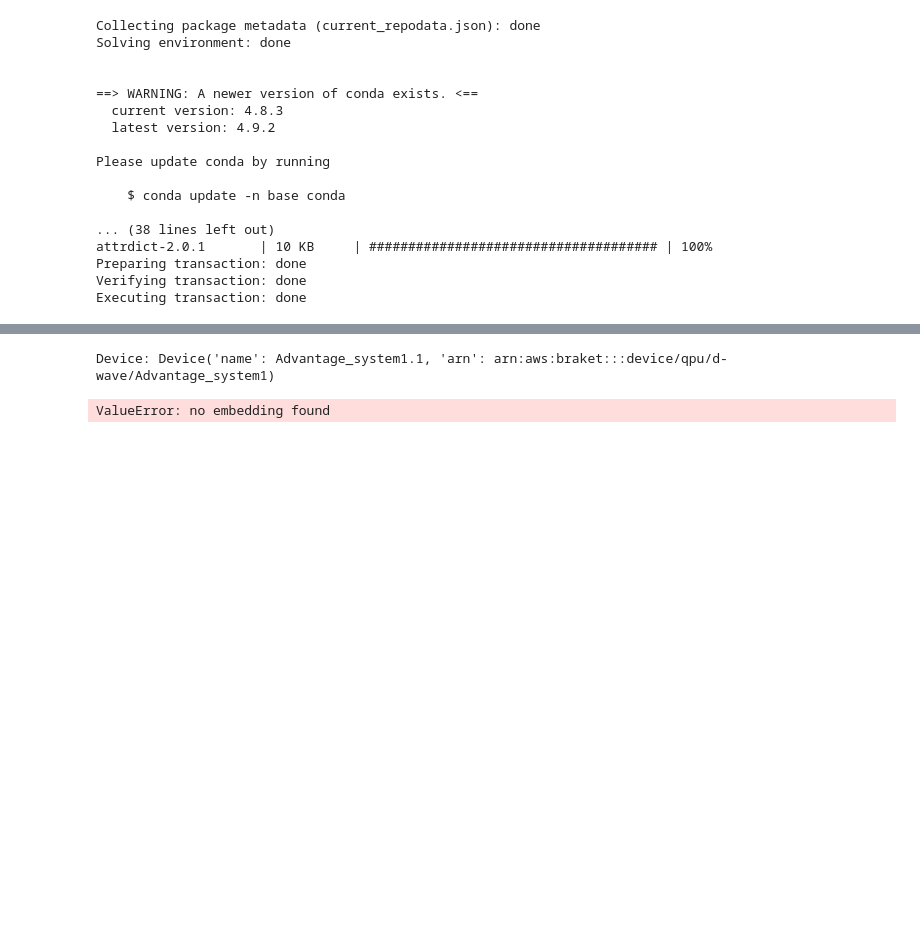
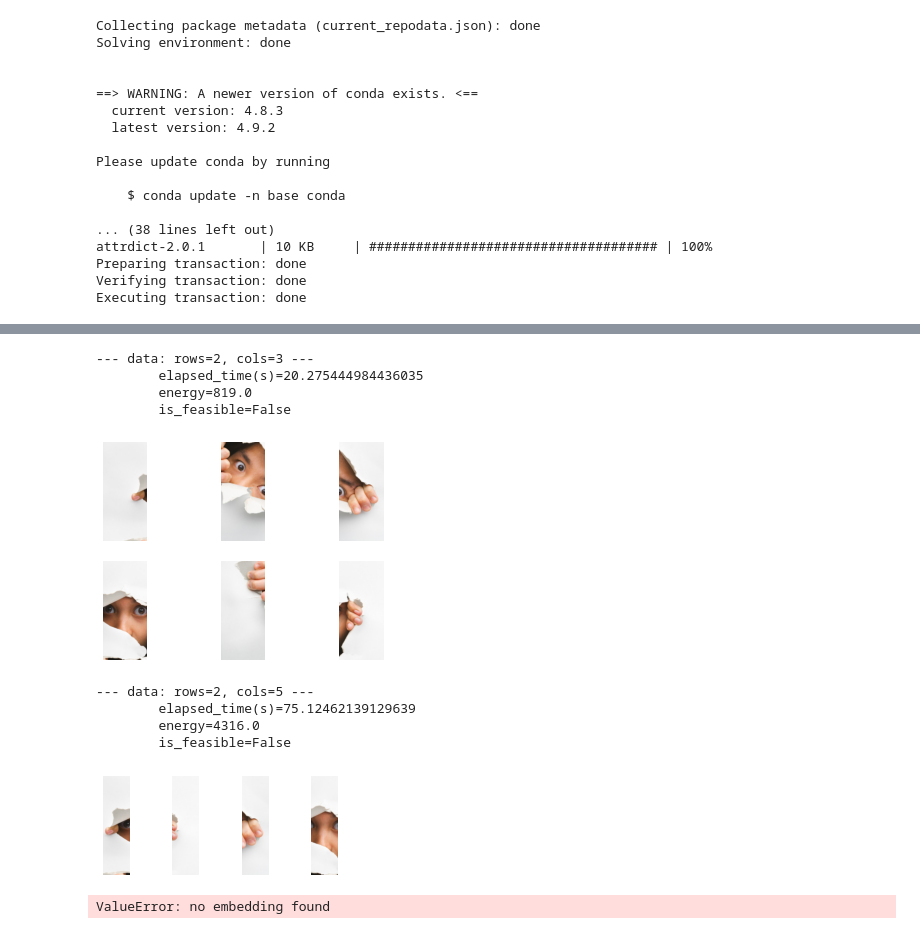
Before and after one commit to ohtaman/shredder_challenge, a Jupyter notebook: notebooks/dwave.ipynb, the cells around one changed output, grey strips where cells are left out. Saved outputs shown, nothing was run; the diff lists cells and outputs as text; code cells hidden in the pictures; blank space fills up the shorter version.

```diff
--- a/notebooks/dwave.ipynb
+++ b/notebooks/dwave.ipynb
@@ -125,2 +23,0 @@ print(data.rows, data.cols)
-# %%
-coeff = get_coeff(data.images, data.rows, data.cols)
@@ -134,16 +122,13 @@ from braket.aws import AwsDevice
 from braket.ocean_plugin import BraketSampler, BraketDWaveSampler
 from dwave.system.composites import EmbeddingComposite
 
-# get the account ID
-aws_account_id = boto3.client("sts").get_caller_identity()["Account"]
-# the name of the bucket
-my_bucket = "amazon-braket-ohtaman"
-# the name of the folder in the bucket
-my_prefix = "d-wave/output"
-s3_location = (my_bucket, my_prefix)
+aws_account_id = boto3.client('sts').get_caller_identity()['Account']
+bucket = 'amazon-braket-ohtaman'
+prefix = 'd-wave/output'
+s3_location = (bucket, prefix)
+
+# device = AwsDevice('arn:aws:braket:::device/qpu/d-wave/DW_2000Q_6')
+device = AwsDevice('arn:aws:braket:::device/qpu/d-wave/Advantage_system1')
+
+sampler = BraketDWaveSampler(s3_location, device.arn)
+sampler = EmbeddingComposite(sampler)
-# %%
-#device = AwsDevice("arn:aws:braket:::device/qpu/d-wave/DW_2000Q_6")
-device = AwsDevice("arn:aws:braket:::device/qpu/d-wave/Advantage_system1")
-print('Device:', device)
-# %% [output]
-Device: Device('name': Advantage_system1.1, 'arn': arn:aws:braket:::device/qpu/d-wave/Advantage_system1)
@@ -153,4 +135,33 @@ sampler = EmbeddingComposite(sampler)
-# %%
-sampler.sample_qubo(coeff)
-# %% [output]
-ValueError: no embedding found
+# %%
+for data_path in DATA_PATHS:
+    data = load_data(data_path)
+    model, x = build_model(data)
+    bqm = model.to_bqm()
+    start = time.time()
+    samples = sampler.sample(bqm, num_reads=1000)
+    elapsed_time = time.time() - start
+    decoded_samples = model.decode_sampleset(samples)
+    best = min(decoded_samples, key=lambda x: x.energy)
+
+    print(f'--- data: rows={data.rows}, cols={data.cols} ---')
+    print(f'\telapsed_time(s)={elapsed_time}')
+    print(f'\tenergy={best.energy}')
+    print(f'\tis_feasible={is_feasible(best)}')
+
+    show_solution(best.sample, data, x)
+    plt.show()
+
+    if elapsed_time > 30*60:
+        break
+# %% [output]
+--- data: rows=2, cols=3 ---
+        elapsed_time(s)=20.275444984436035
+        energy=819.0
+        is_feasible=False
+[figure, added]
+--- data: rows=2, cols=5 ---
+        elapsed_time(s)=75.12462139129639
+        energy=4316.0
+        is_feasible=False
+[figure, added]
+ValueError: no embedding found
```
Also changed, not shown: parts of 16 cells of this notebook, 3 other files.
